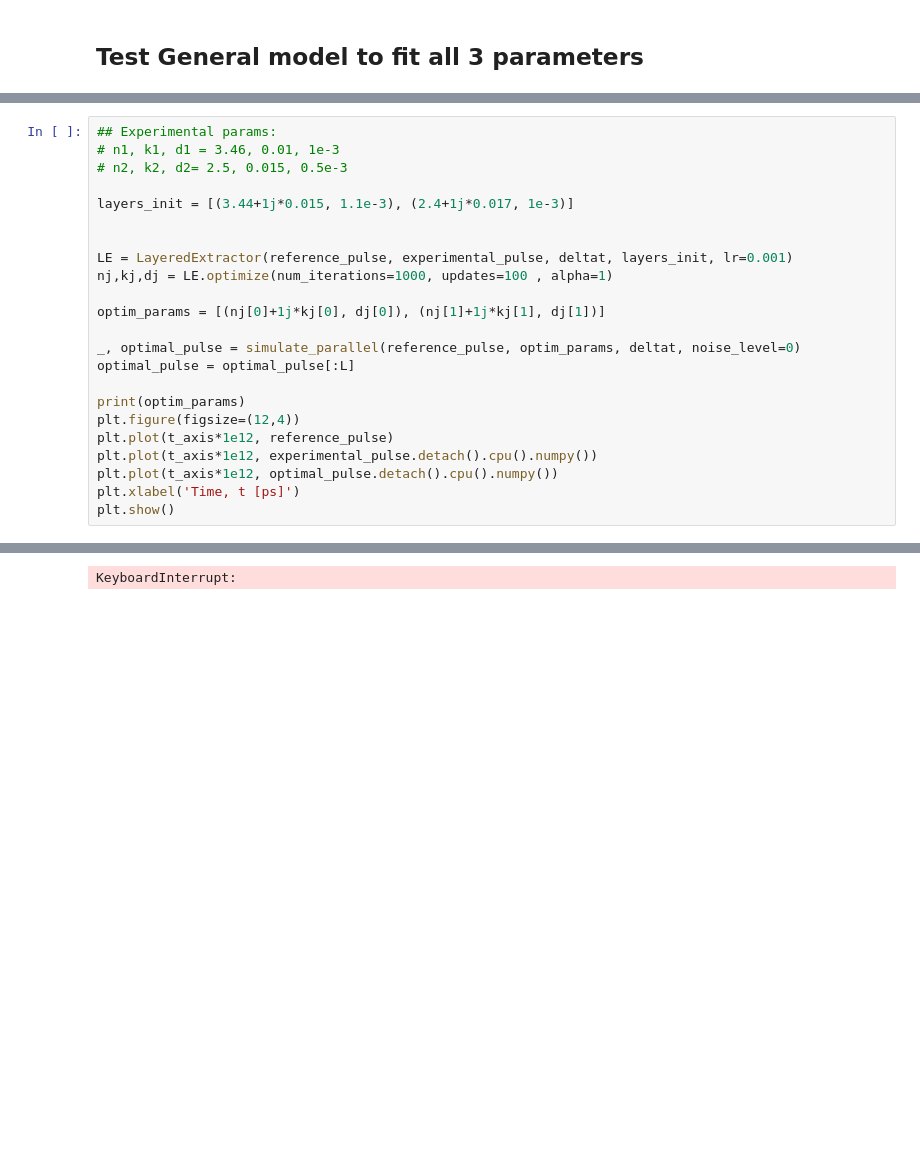
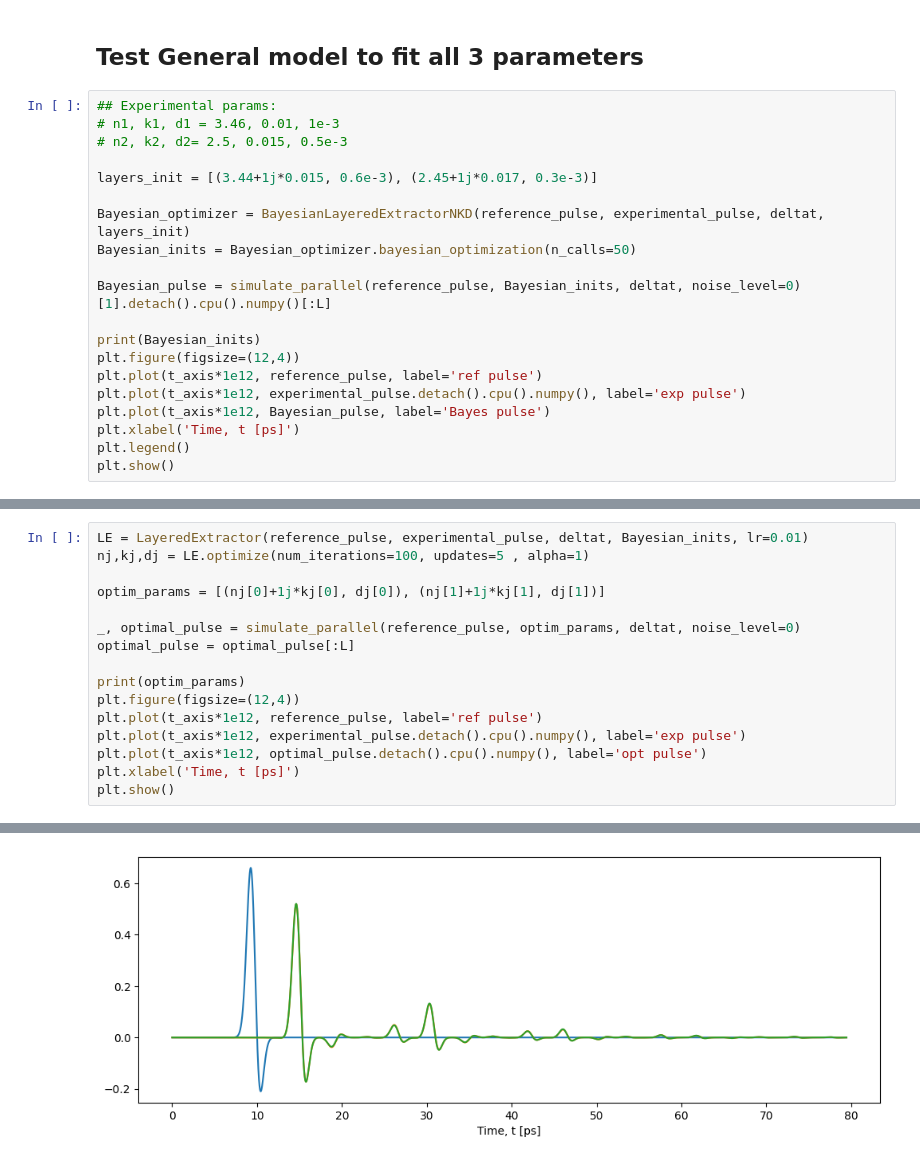
Before and after one commit to tls54/THz-TDS, a Jupyter notebook: Transfer Matrix Method/layered_extractions.ipynb, the cells around one changed output, grey strips where cells are left out. Saved outputs shown, nothing was run; the diff lists cells and outputs as text; blank space fills up the shorter version.

```diff
--- a/Transfer Matrix Method/layered_extractions.ipynb
+++ b/Transfer Matrix Method/layered_extractions.ipynb
@@ -37,2 +42,22 @@ plt.show()
 # %% [markdown]
 ## Test General model to fit all 3 parameters
+# %%
+## Experimental params:
+# n1, k1, d1 = 3.46, 0.01, 1e-3
+# n2, k2, d2= 2.5, 0.015, 0.5e-3
+
+layers_init = [(3.44+1j*0.015, 0.6e-3), (2.45+1j*0.017, 0.3e-3)]
+
+Bayesian_optimizer = BayesianLayeredExtractorNKD(reference_pulse, experimental_pulse, deltat, layers_init)
+Bayesian_inits = Bayesian_optimizer.bayesian_optimization(n_calls=50)
+
+Bayesian_pulse = simulate_parallel(reference_pulse, Bayesian_inits, deltat, noise_level=0)[1].detach().cpu().numpy()[:L]
+
+print(Bayesian_inits)
+plt.figure(figsize=(12,4))
+plt.plot(t_axis*1e12, reference_pulse, label='ref pulse')
+plt.plot(t_axis*1e12, experimental_pulse.detach().cpu().numpy(), label='exp pulse')
+plt.plot(t_axis*1e12, Bayesian_pulse, label='Bayes pulse')
+plt.xlabel('Time, t [ps]')
+plt.legend()
+plt.show()
@@ -39,13 +72,6 @@ plt.show()
 # %%
-## Experimental params:
-# n1, k1, d1 = 3.46, 0.01, 1e-3
-# n2, k2, d2= 2.5, 0.015, 0.5e-3
-
-layers_init = [(3.44+1j*0.015, 1.1e-3), (2.4+1j*0.017, 1e-3)]
-
-
-LE = LayeredExtractor(reference_pulse, experimental_pulse, deltat, layers_init, lr=0.001)
-nj,kj,dj = LE.optimize(num_iterations=1000, updates=100 , alpha=1)
+LE = LayeredExtractor(reference_pulse, experimental_pulse, deltat, Bayesian_inits, lr=0.01)
+nj,kj,dj = LE.optimize(num_iterations=100, updates=5 , alpha=1)
 
 optim_params = [(nj[0]+1j*kj[0], dj[0]), (nj[1]+1j*kj[1], dj[1])]
 
@@ -54,9 +80,9 @@ optimal_pulse = optimal_pulse[:L]
 
 print(optim_params)
 plt.figure(figsize=(12,4))
-plt.plot(t_axis*1e12, reference_pulse)
-plt.plot(t_axis*1e12, experimental_pulse.detach().cpu().numpy())
-plt.plot(t_axis*1e12, optimal_pulse.detach().cpu().numpy())
+plt.plot(t_axis*1e12, reference_pulse, label='ref pulse')
+plt.plot(t_axis*1e12, experimental_pulse.detach().cpu().numpy(), label='exp pulse')
+plt.plot(t_axis*1e12, optimal_pulse.detach().cpu().numpy(), label='opt pulse')
 plt.xlabel('Time, t [ps]')
 plt.show()
 # %% [output]
@@ -68,3 +106,3 @@ Iteration 399, Loss: nan, Layer 0: n=nan, k=nan, D=nan, Layer 1: n=nan, k=nan, D
-KeyboardInterrupt:
+[figure, added]
 # %%
 plt.plot(LE.loss_history)
```
Also changed, not shown: parts of 6 cells of this notebook, 4 other files.
